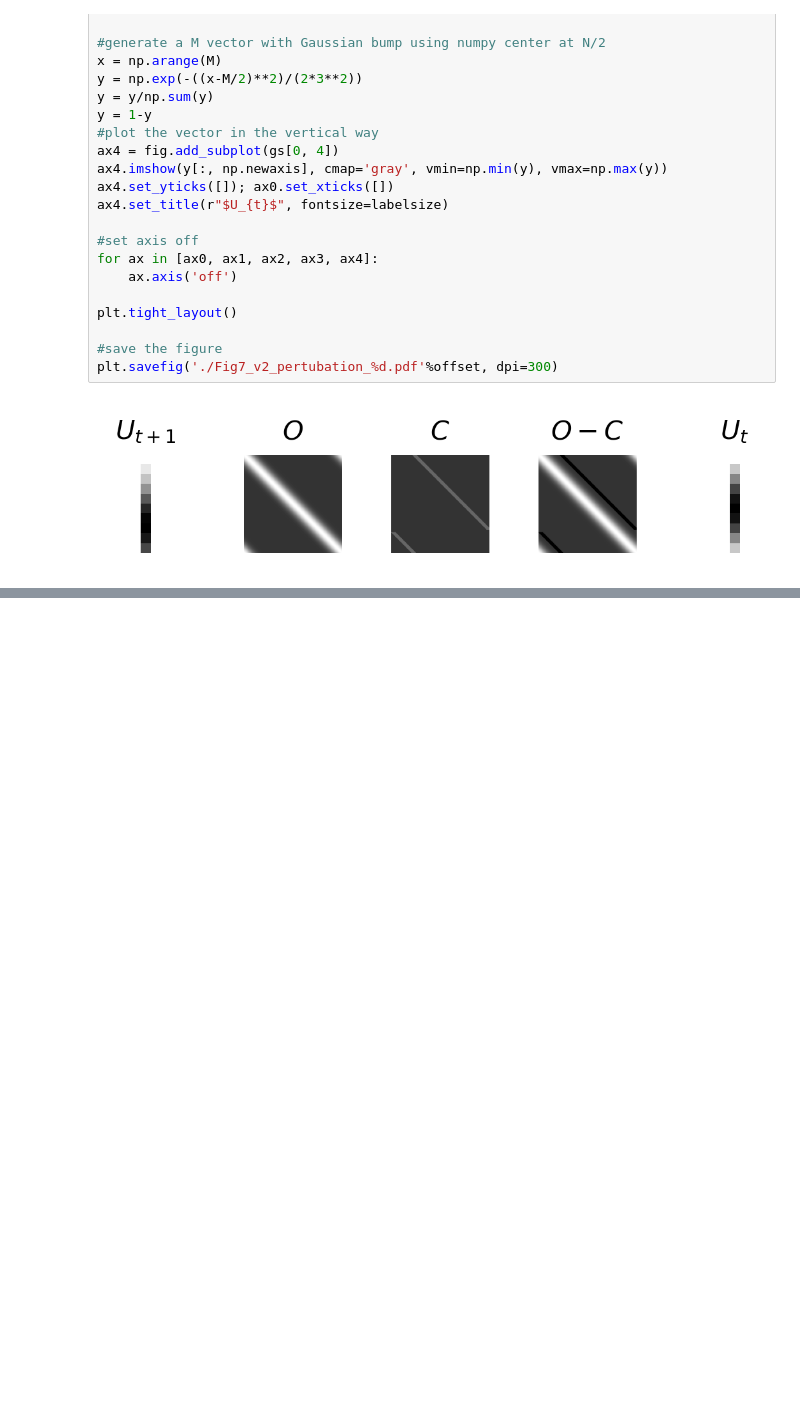
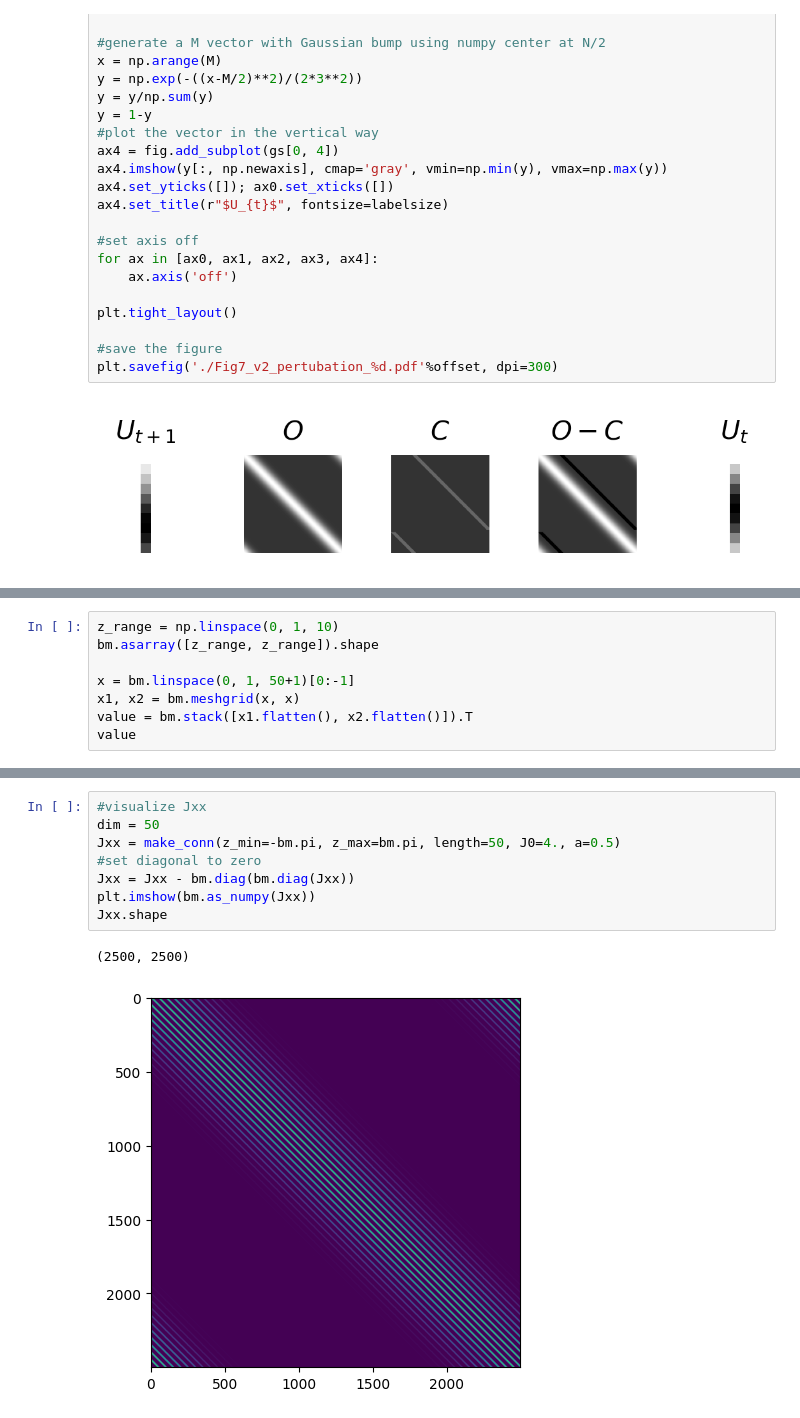
Before and after one commit to ZilongJi/AdaptiveAttractorForSequences, a Jupyter notebook: PaperFigureCode/spectural_analysis_v2.ipynb, the cells around one changed output, grey strips where cells are left out. Cells and saved outputs as stored; diff of their text form; blank space fills up the shorter version.

```diff
--- a/PaperFigureCode/spectural_analysis_v2.ipynb
+++ b/PaperFigureCode/spectural_analysis_v2.ipynb
@@ -130,0 +135,8 @@ array([1.49110942, 1.4726151 , 1.43430704, 1.3772694 , 1.32142803,
+# %%
+z_range = np.linspace(0, 1, 10)
+bm.asarray([z_range, z_range]).shape
+
+x = bm.linspace(0, 1, 50+1)[0:-1]
+x1, x2 = bm.meshgrid(x, x)
+value = bm.stack([x1.flatten(), x2.flatten()]).T
+value
@@ -130,0 +209,11 @@ array([1.49110942, 1.4726151 , 1.43430704, 1.3772694 , 1.32142803,
+# %%
+#visualize Jxx
+dim = 50
+Jxx = make_conn(z_min=-bm.pi, z_max=bm.pi, length=50, J0=4., a=0.5)
+#set diagonal to zero
+Jxx = Jxx - bm.diag(bm.diag(Jxx))
+plt.imshow(bm.as_numpy(Jxx))
+Jxx.shape
+# %% [output]
+(2500, 2500)
+[figure, added]
```
Also changed, not shown: parts of 16 cells of this notebook.
